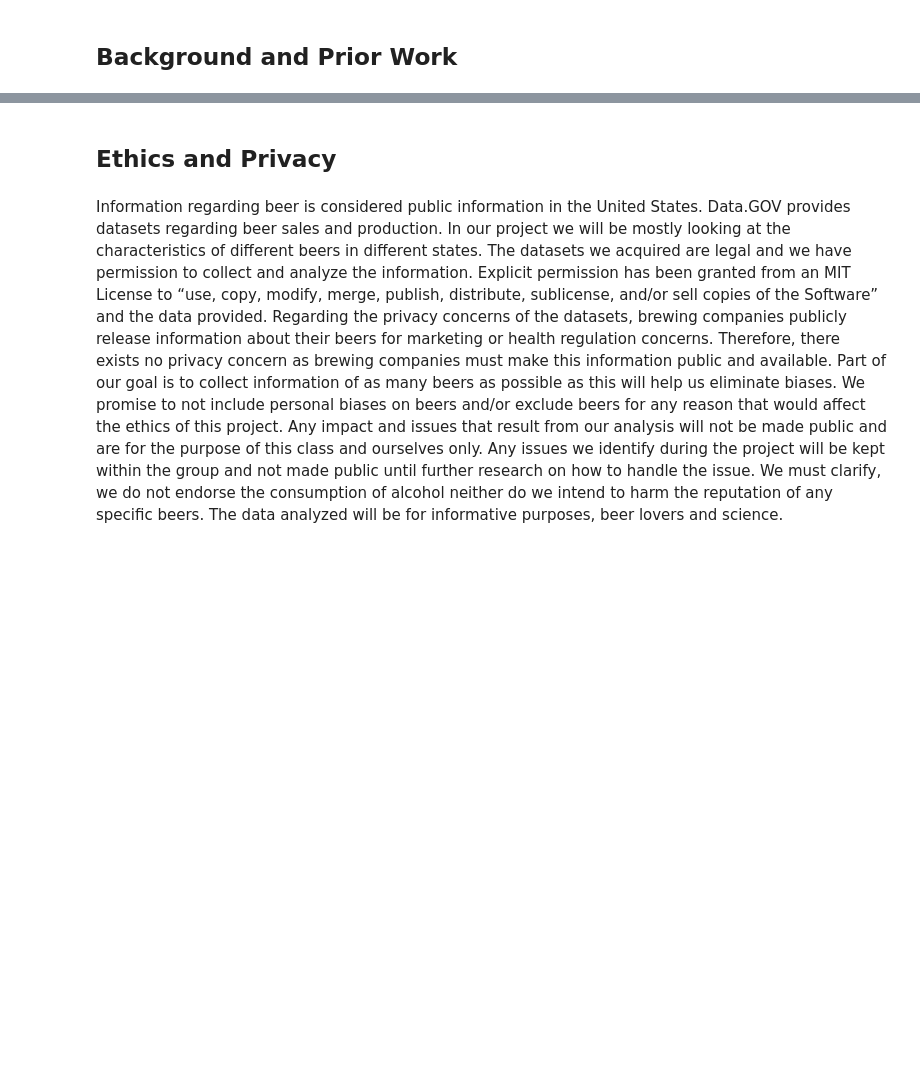
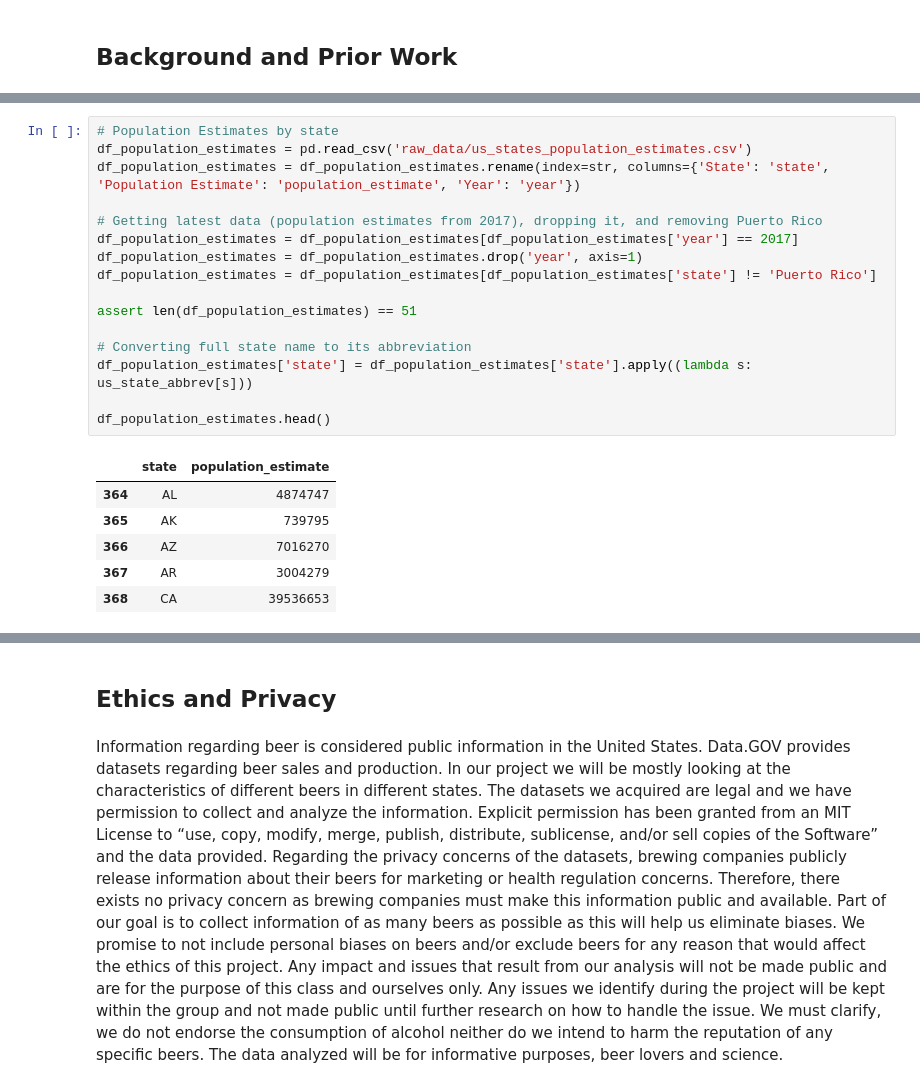
Before and after one commit to TomDonoghue/Pr_084, a Jupyter notebook: FinalProject.ipynb, the cells around one changed output, grey strips where cells are left out. Drawn from its saved outputs; the diff is of its cells as text; blank space fills up the shorter version.

```diff
--- a/FinalProject.ipynb
+++ b/FinalProject.ipynb
@@ -70,0 +359,23 @@ http://newmapsplus.uky.edu/gallery/beer-tweets/#
+# %%
+# Population Estimates by state
+df_population_estimates = pd.read_csv('raw_data/us_states_population_estimates.csv')
+df_population_estimates = df_population_estimates.rename(index=str, columns={'State': 'state', 'Population Estimate': 'population_estimate', 'Year': 'year'})
+
+# Getting latest data (population estimates from 2017), dropping it, and removing Puerto Rico
+df_population_estimates = df_population_estimates[df_population_estimates['year'] == 2017]
+df_population_estimates = df_population_estimates.drop('year', axis=1)
+df_population_estimates = df_population_estimates[df_population_estimates['state'] != 'Puerto Rico']
+
+assert len(df_population_estimates) == 51
+
+# Converting full state name to its abbreviation
+df_population_estimates['state'] = df_population_estimates['state'].apply((lambda s: us_state_abbrev[s]))
+
+df_population_estimates.head()
+# %% [output]
+|  | state | population_estimate |
+| 364 | AL | 4874747 |
+| 365 | AK | 739795 |
+| 366 | AZ | 7016270 |
+| 367 | AR | 3004279 |
+| 368 | CA | 39536653 |
```
Also changed, not shown: parts of 46 cells of this notebook.
